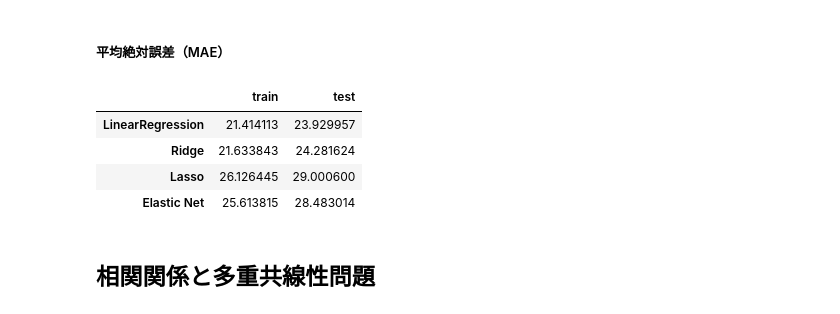
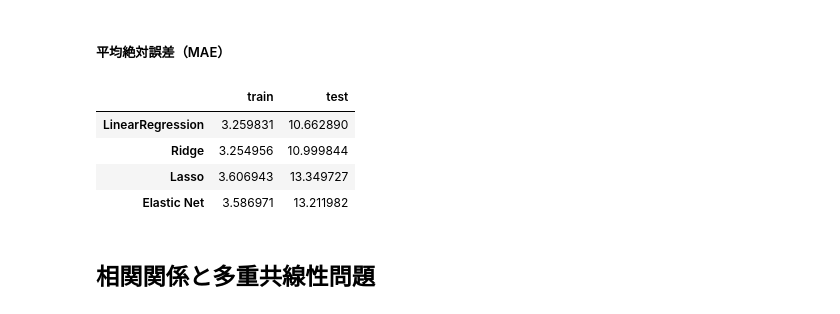
Before and after one commit to tkkazuya/machine_learning, a Jupyter notebook: Regression/Regression.ipynb, the cells around one changed output. Cells and saved outputs as stored; diff of their text form; code cells hidden in the pictures.

```diff
--- a/Regression/Regression.ipynb
+++ b/Regression/Regression.ipynb
@@ -220,33 +299,31 @@ df_RMSE
 # %% [markdown]
 ##### 平均絶対誤差（MAE）
-# %%
-from sklearn.metrics import mean_absolute_error
-
-model_train_MAE = mean_squared_error(t_train, y_model_train)
-model_test_MAE = mean_squared_error(t_test, y_model_test)
-ridge_train_MAE = mean_squared_error(t_train, y_ridge_train)
-ridge_test_MAE = mean_squared_error(t_test, y_ridge_test)
-lasso_train_MAE = mean_squared_error(t_train, y_lasso_train)
-lasso_test_MAE = mean_squared_error(t_test, y_lasso_test)
-Elastic_train_MAE = mean_squared_error(t_train, y_Elastic_train)
-Elastic_test_MAE = mean_squared_error(t_test, y_Elastic_test)
-
-df_MAE = pd.DataFrame(
-    data=np.array([[model_train_MAE, model_test_MAE],
-                   [ridge_train_MAE, ridge_test_MAE],
-                   [lasso_train_MAE, lasso_test_MAE],
-                   [Elastic_train_MAE, Elastic_test_MAE]]),
-    index=['LinearRegression','Ridge','Lasso','Elastic Net'],
-    columns=['train','test']
-)
-
-df_MAE
-# %% [output]
-|  | train | test |
-| LinearRegression | 21.414113 | 23.929957 |
-| Ridge | 21.633843 | 24.281624 |
-| Lasso | 26.126445 | 29.000600 |
-| Elastic Net | 25.613815 | 28.483014 |
+# %%
+model_train_MEA = np.mean(mae_model_train_list)
+model_test_MEA = np.mean(mae_model_test_list)
+ridge_train_MEA = np.mean(mae_ridge_train_list)
+ridge_test_MEA = np.mean(mae_ridge_test_list)
+lasso_train_MEA = np.mean(mae_lasso_train_list)
+lasso_test_MEA = np.mean(mae_lasso_test_list)
+Elastic_train_MEA = np.mean(mae_Elastic_train_list)
+Elastic_test_MEA = np.mean(mae_Elastic_test_list)
+
+df_MAE = pd.DataFrame(
+    data=np.array([[model_train_MAE, model_test_MAE],
+                    [ridge_train_MAE, ridge_test_MAE],
+                    [lasso_train_MAE, lasso_test_MAE],
+                    [Elastic_train_MAE, Elastic_test_MAE]]),
+    index=['LinearRegression','Ridge','Lasso','Elastic Net'],
+    columns=['train','test']
+)
+
+df_MAE
+# %% [output]
+|  | train | test |
+| LinearRegression | 3.259831 | 10.662890 |
+| Ridge | 3.254956 | 10.999844 |
+| Lasso | 3.606943 | 13.349727 |
+| Elastic Net | 3.586971 | 13.211982 |
 # %% [markdown]
 ## 相関関係と多重共線性問題
 # %%
```
Also changed, not shown: parts of 4 cells of this notebook, 1 other file.
